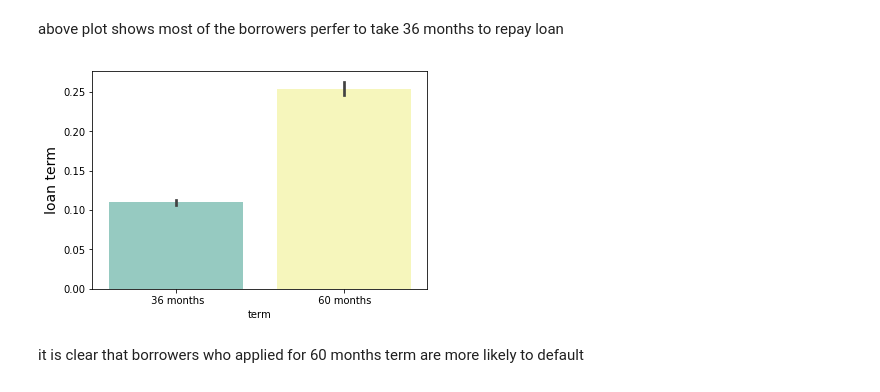
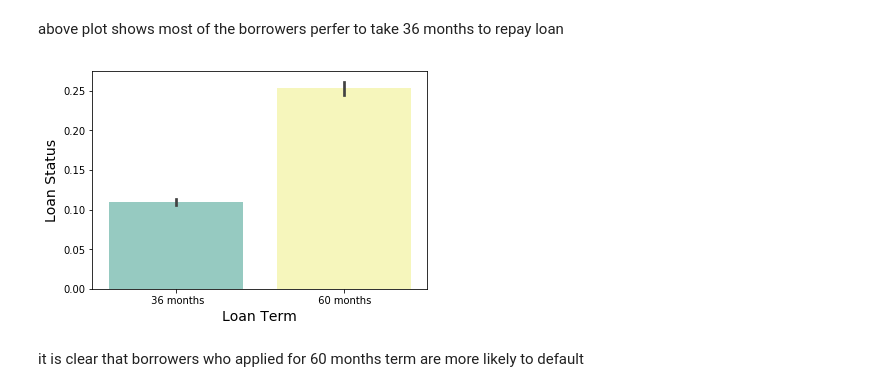
Before and after one commit to meghanaReddyk/LendingClub, a Jupyter notebook: Lending_club.ipynb, the cells around one changed output. Cells and saved outputs as stored; diff of their text form; code cells hidden in the pictures.

```diff
--- a/Lending_club.ipynb
+++ b/Lending_club.ipynb
@@ -116,13 +116,10 @@ print(loan.shape)
 # %% [markdown]
 Checking datatypes and sanitising data
 # %%
-loan['int_rate']=loan['int_rate'].astype(str).apply(lambda x: x.rstrip('%'))
-loan['int_rate']=loan['int_rate'].astype(float)
+loan['int_rate'] = loan['int_rate'].astype(str).apply(lambda x:x.replace("%",'')).astype(float)
+print(loan['int_rate'].dtype)
 
-
-loan['revol_util']=loan['revol_util'].astype(str).apply(lambda x: x.rstrip('%'))
-loan['revol_util'].astype(float)
-
+loan['revol_util']=loan['revol_util'].astype(str).apply(lambda x:x.replace("%",'')).astype(float)
 
 loan['emp_length']=loan['emp_length'].astype(str).apply(lambda x:x.rstrip(' years'))
 loan['emp_length']=loan['emp_length'].astype(str).apply(lambda x:0 if x=='< 1' else x.rstrip('+'))
@@ -193,11 +192,11 @@ plt.show()
 above plot shows most of the borrowers perfer to take 36 months to repay loan
 # %%
 sns.barplot(x='term',y='defaulted_status',data=loan,palette="Set3")
-plt.ylabel('loan status', fontsize=14)
-plt.ylabel('loan term', fontsize=14)
+plt.ylabel('Loan Status', fontsize=14)
+plt.xlabel('Loan Term', fontsize=14)
 plt.show()
 # %% [output]
-[figure, old version]
+[figure, new version]
 # %% [markdown]
 it is clear that borrowers who applied for 60 months term are more likely to default
 # %%
```
Also changed, not shown: parts of 16 cells of this notebook.
